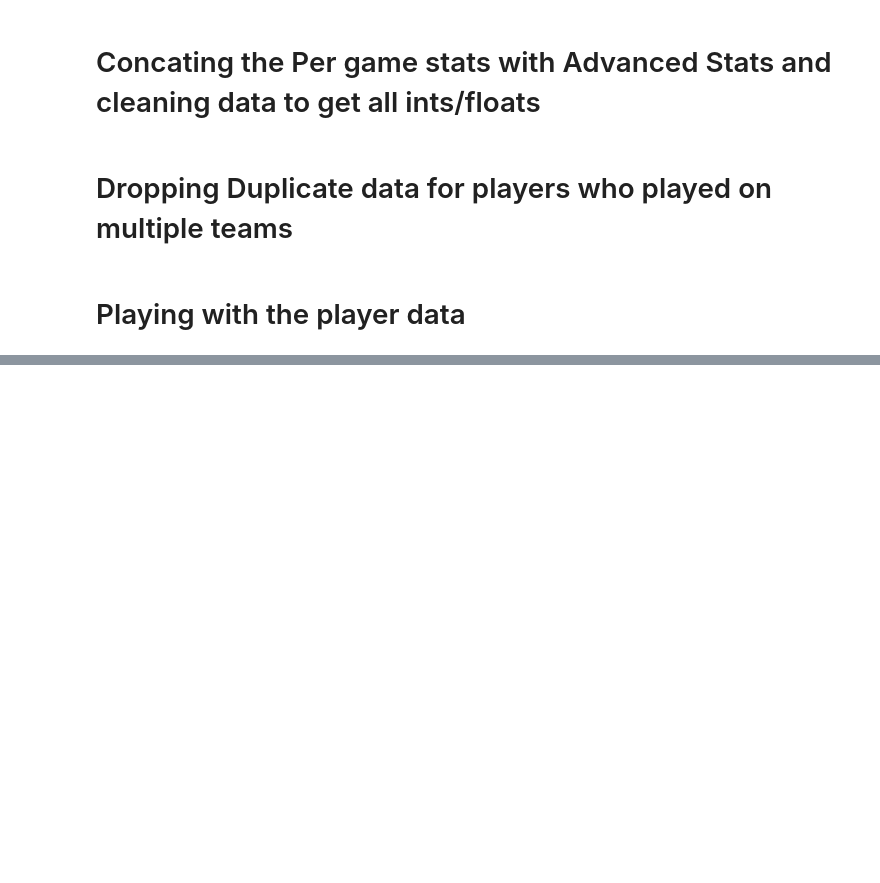
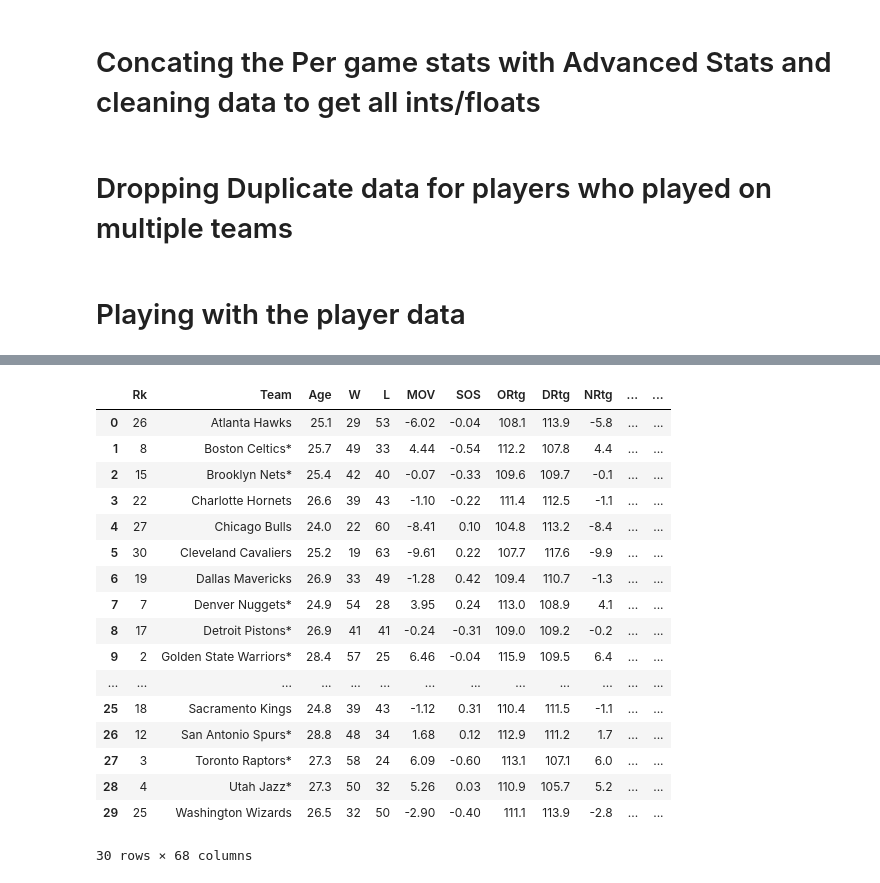
Before and after one commit to Ahila700/nba_pred_mod_2_project, a Jupyter notebook: nba_player_stats.ipynb, the cells around one changed output, grey strips where cells are left out. Cells and saved outputs as stored; diff of their text form; code cells hidden in the pictures; blank space fills up the shorter version.

```diff
--- a/nba_player_stats.ipynb
+++ b/nba_player_stats.ipynb
@@ -197,0 +499,15 @@ Raptors.groupby('Tm').sum()
+# %%
+for x in teams_list:
+    for y in x['year'][0:1]:
+        if y == 2019:
+            atl_2019 = atl_2019.append(x)
+        elif y == 2018:
+            atl_2018 = atl_2018.append(x)
+        elif y == 2017:
+            atl_2017 = atl_2017.append(x)
+        elif y == 2016:
+            atl_2016 = atl_2016.append(x)
+        elif y == 2015:
+            atl_2015 = atl_2015.append(x)
+        elif y == 2014:
+            atl_2014 = atl_2014.append(x)
@@ -197,0 +522,2 @@ Raptors.groupby('Tm').sum()
+# %%
+players_2019 = atl_2019.groupby('Tm').sum().reset_index()
@@ -197,0 +526,23 @@ Raptors.groupby('Tm').sum()
+# %%
+nba_2019_teams = pd.read_csv('nba_2019_teams.csv', index_col = 0).sort_values('Team', ascending = True).reset_index()
+# %%
+pd.concat([nba_2019_teams, players_2019], axis = 1)
+# %% [output]
+|  | Rk | Team | Age | W | L | MOV | SOS | ORtg | DRtg | NRtg | ... | ... |
+| 0 | 26 | Atlanta Hawks | 25.1 | 29 | 53 | -6.02 | -0.04 | 108.1 | 113.9 | -5.8 | ... | ... |
+| 1 | 8 | Boston Celtics* | 25.7 | 49 | 33 | 4.44 | -0.54 | 112.2 | 107.8 | 4.4 | ... | ... |
+| 2 | 15 | Brooklyn Nets* | 25.4 | 42 | 40 | -0.07 | -0.33 | 109.6 | 109.7 | -0.1 | ... | ... |
+| 3 | 22 | Charlotte Hornets | 26.6 | 39 | 43 | -1.10 | -0.22 | 111.4 | 112.5 | -1.1 | ... | ... |
+| 4 | 27 | Chicago Bulls | 24.0 | 22 | 60 | -8.41 | 0.10 | 104.8 | 113.2 | -8.4 | ... | ... |
+| 5 | 30 | Cleveland Cavaliers | 25.2 | 19 | 63 | -9.61 | 0.22 | 107.7 | 117.6 | -9.9 | ... | ... |
+| 6 | 19 | Dallas Mavericks | 26.9 | 33 | 49 | -1.28 | 0.42 | 109.4 | 110.7 | -1.3 | ... | ... |
+| 7 | 7 | Denver Nuggets* | 24.9 | 54 | 28 | 3.95 | 0.24 | 113.0 | 108.9 | 4.1 | ... | ... |
+| 8 | 17 | Detroit Pistons* | 26.9 | 41 | 41 | -0.24 | -0.31 | 109.0 | 109.2 | -0.2 | ... | ... |
+| 9 | 2 | Golden State Warriors* | 28.4 | 57 | 25 | 6.46 | -0.04 | 115.9 | 109.5 | 6.4 | ... | ... |
+| ... | ... | ... | ... | ... | ... | ... | ... | ... | ... | ... | ... | ... |
+| 25 | 18 | Sacramento Kings | 24.8 | 39 | 43 | -1.12 | 0.31 | 110.4 | 111.5 | -1.1 | ... | ... |
+| 26 | 12 | San Antonio Spurs* | 28.8 | 48 | 34 | 1.68 | 0.12 | 112.9 | 111.2 | 1.7 | ... | ... |
+| 27 | 3 | Toronto Raptors* | 27.3 | 58 | 24 | 6.09 | -0.60 | 113.1 | 107.1 | 6.0 | ... | ... |
+| 28 | 4 | Utah Jazz* | 27.3 | 50 | 32 | 5.26 | 0.03 | 110.9 | 105.7 | 5.2 | ... | ... |
+| 29 | 25 | Washington Wizards | 26.5 | 32 | 50 | -2.90 | -0.40 | 111.1 | 113.9 | -2.8 | ... | ... |
+30 rows × 68 columns
```
Also changed, not shown: parts of 119 cells of this notebook, 6 other files.
